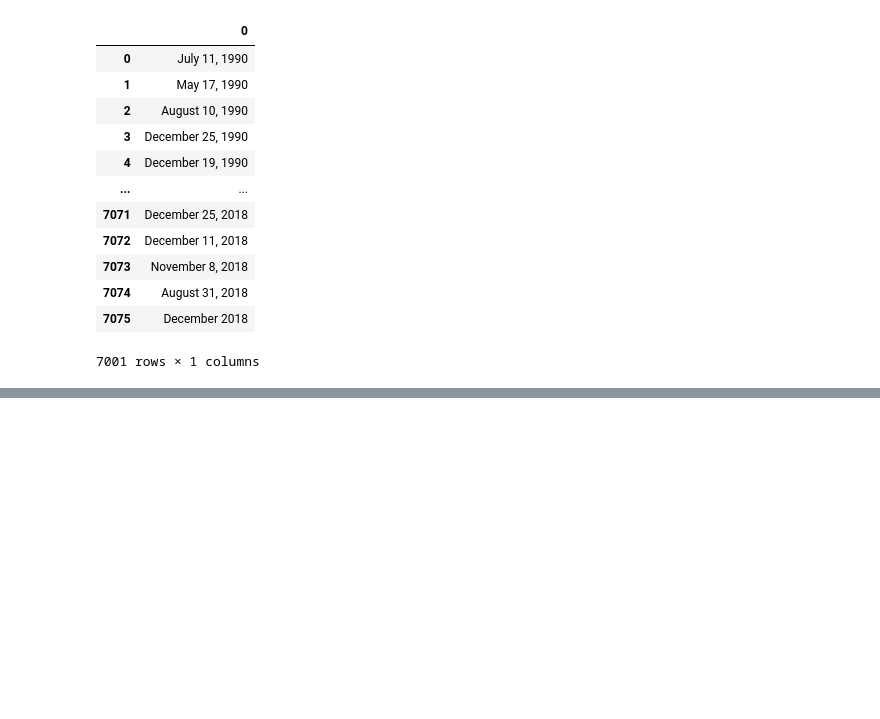
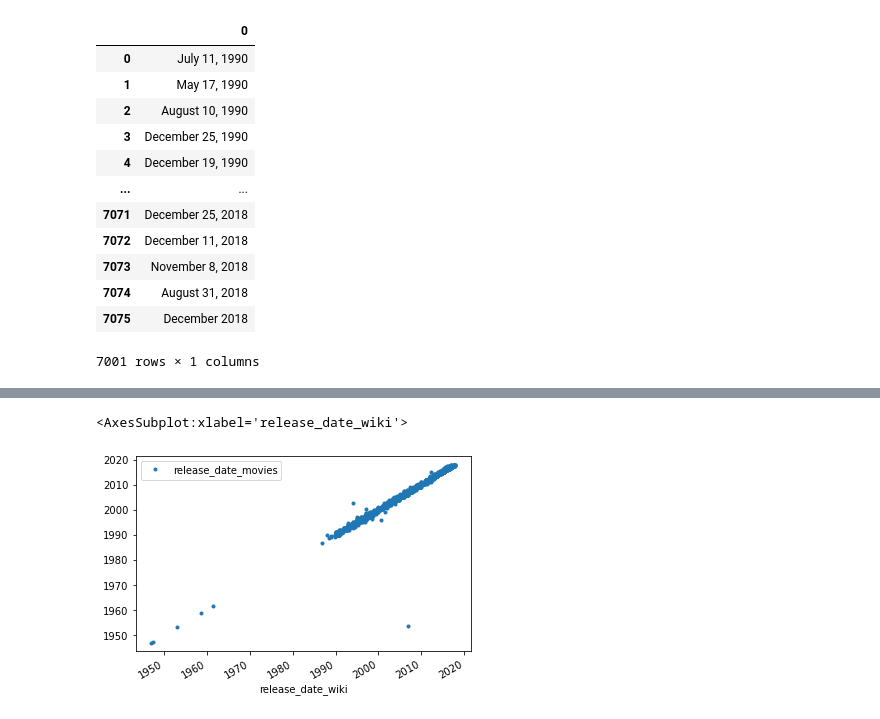
Before and after one commit to purvisjd/Movies-ETL, a Jupyter notebook: Untitled.ipynb, the cells around one changed output, grey strips where cells are left out. Drawn from its saved outputs; the diff is of its cells as text; code cells hidden in the pictures; blank space fills up the shorter version.

```diff
--- a/Untitled.ipynb
+++ b/Untitled.ipynb
@@ -625,0 +705,5 @@ Name: rating, dtype: float64
+# %%
+movies_df[['release_date_wiki','release_date_movies']].plot(x='release_date_wiki', y='release_date_movies', style='.')
+# %% [output]
+<AxesSubplot:xlabel='release_date_wiki'>
+[figure, added]
```
Also changed, not shown: parts of 60 cells of this notebook.
